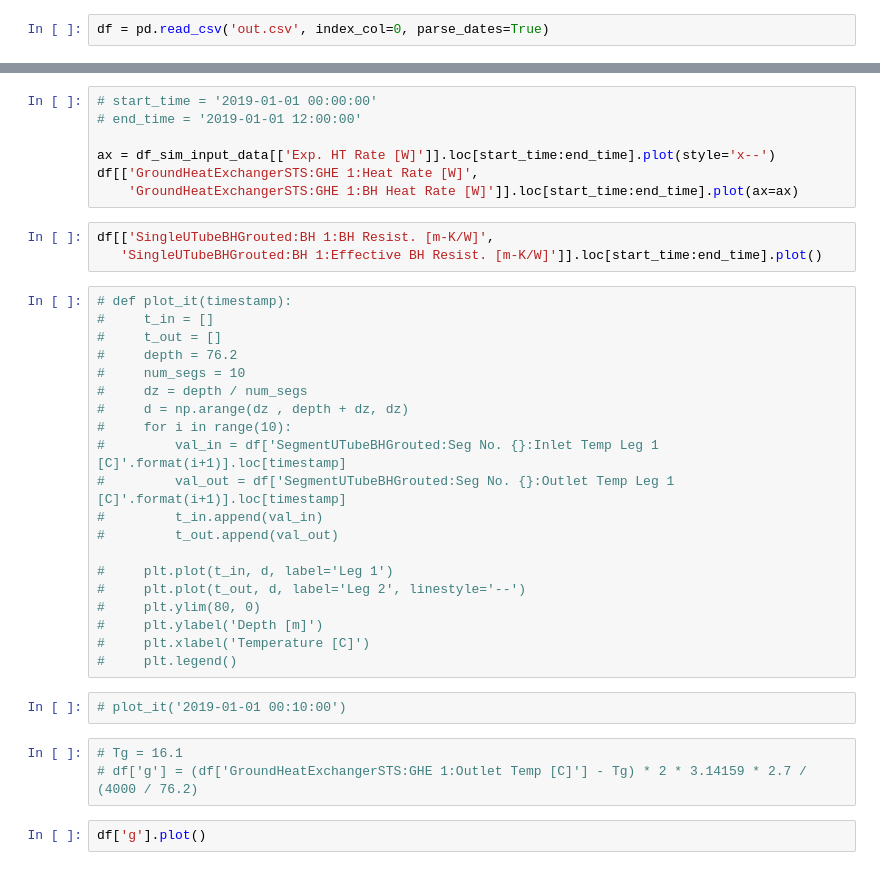
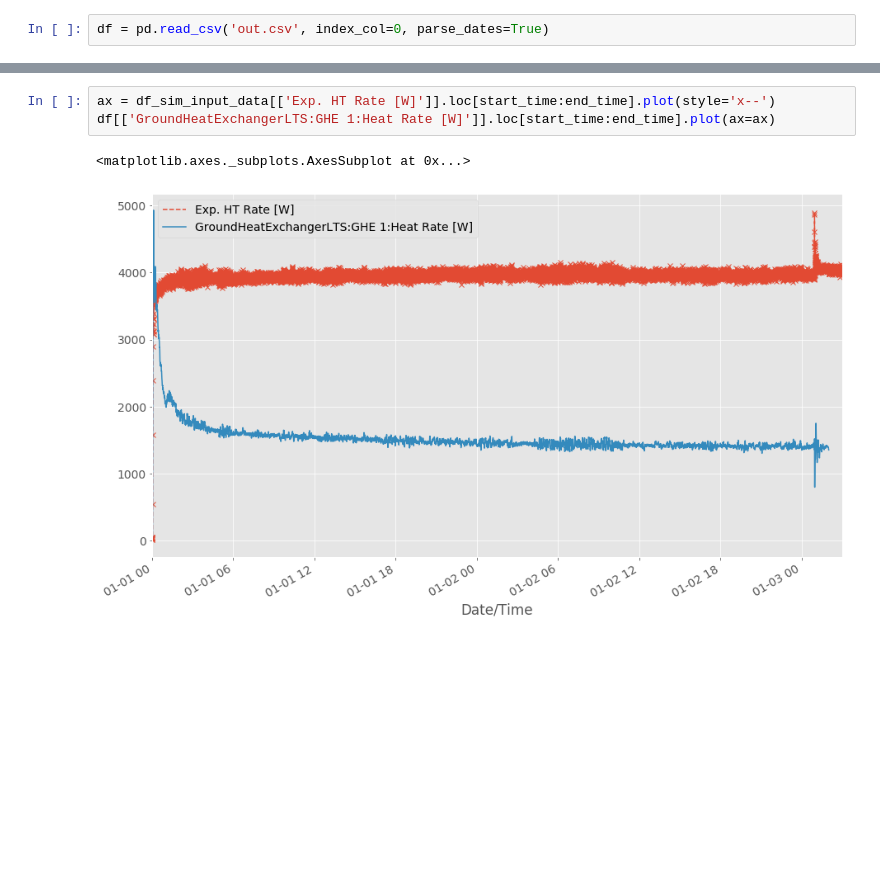
Before and after one commit to mitchute/GLHE, a Jupyter notebook: validation/MFRTRT_LTS/MFRTRT_LTS_Testing.ipynb, the cells around one changed output, grey strips where cells are left out. Cells and saved outputs as stored; diff of their text form; blank space fills up the shorter version.

```diff
--- a/validation/MFRTRT_LTS/MFRTRT_LTS_Testing.ipynb
+++ b/validation/MFRTRT_LTS/MFRTRT_LTS_Testing.ipynb
@@ -65,37 +70,6 @@ df[['GroundHeatExchangerSTS:GHE 1:Inlet Temp. [C]',
 # %%
-# start_time = '2019-01-01 00:00:00'
-# end_time = '2019-01-01 12:00:00'
-
 ax = df_sim_input_data[['Exp. HT Rate [W]']].loc[start_time:end_time].plot(style='x--')
-df[['GroundHeatExchangerSTS:GHE 1:Heat Rate [W]',
-    'GroundHeatExchangerSTS:GHE 1:BH Heat Rate [W]']].loc[start_time:end_time].plot(ax=ax)
+df[['GroundHeatExchangerLTS:GHE 1:Heat Rate [W]']].loc[start_time:end_time].plot(ax=ax)
+# %% [output]
+<matplotlib.axes._subplots.AxesSubplot at 0x...>
+[figure, added]
-# %%
-df[['SingleUTubeBHGrouted:BH 1:BH Resist. [m-K/W]',
-   'SingleUTubeBHGrouted:BH 1:Effective BH Resist. [m-K/W]']].loc[start_time:end_time].plot()
-# %%
-# def plot_it(timestamp):
-#     t_in = []
-#     t_out = []
-#     depth = 76.2
-#     num_segs = 10
-#     dz = depth / num_segs
-#     d = np.arange(dz , depth + dz, dz)
-#     for i in range(10):
-#         val_in = df['SegmentUTubeBHGrouted:Seg No. {}:Inlet Temp Leg 1 [C]'.format(i+1)].loc[timestamp]
-#         val_out = df['SegmentUTubeBHGrouted:Seg No. {}:Outlet Temp Leg 1 [C]'.format(i+1)].loc[timestamp]
-#         t_in.append(val_in)
-#         t_out.append(val_out)
-
-#     plt.plot(t_in, d, label='Leg 1')
-#     plt.plot(t_out, d, label='Leg 2', linestyle='--')
-#     plt.ylim(80, 0)
-#     plt.ylabel('Depth [m]')
-#     plt.xlabel('Temperature [C]')
-#     plt.legend()
-# %%
-# plot_it('2019-01-01 00:10:00')
-# %%
-# Tg = 16.1
-# df['g'] = (df['GroundHeatExchangerSTS:GHE 1:Outlet Temp [C]'] - Tg) * 2 * 3.14159 * 2.7 / (4000 / 76.2)
-# %%
-df['g'].plot()
```
Also changed, not shown: parts of 4 cells of this notebook, 19 other files.
